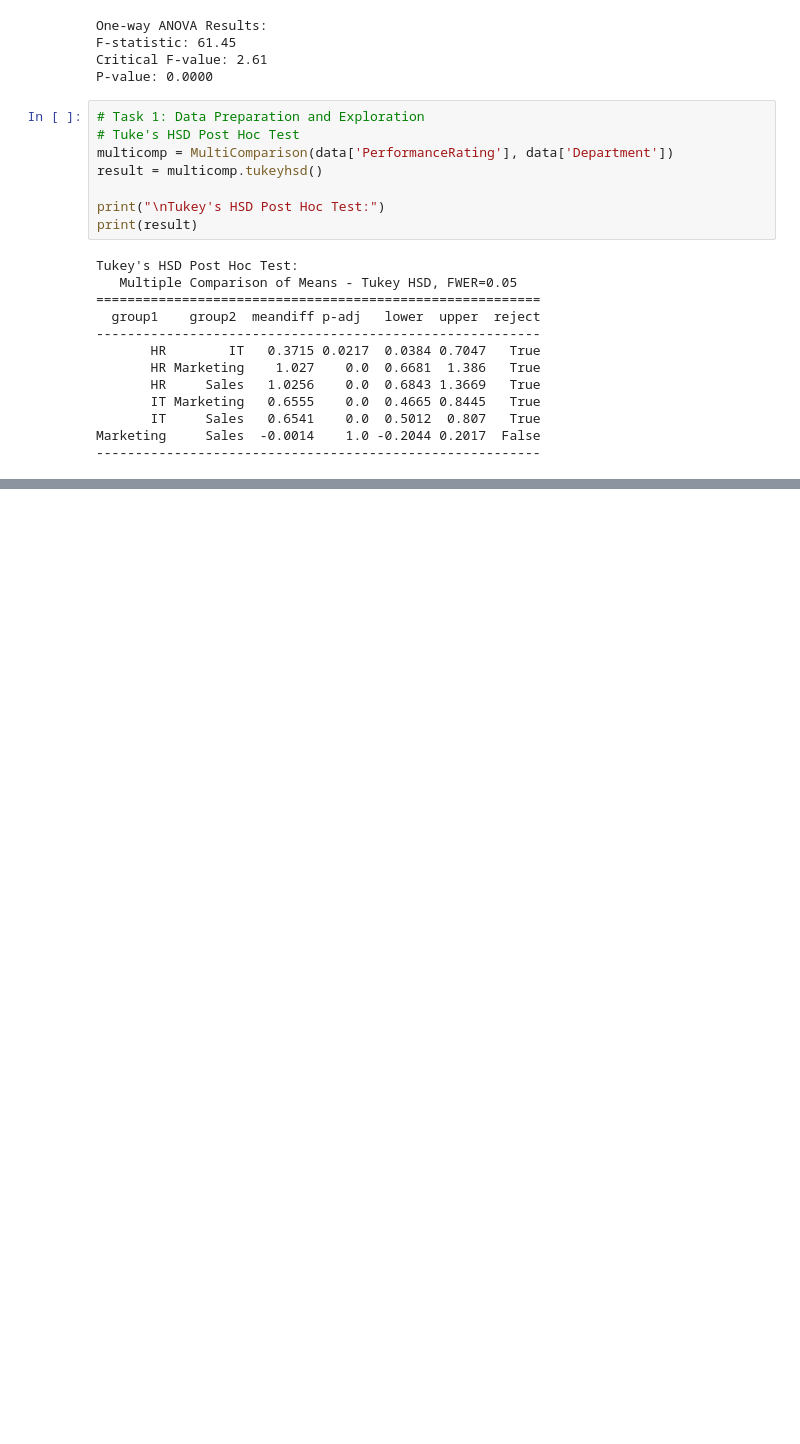
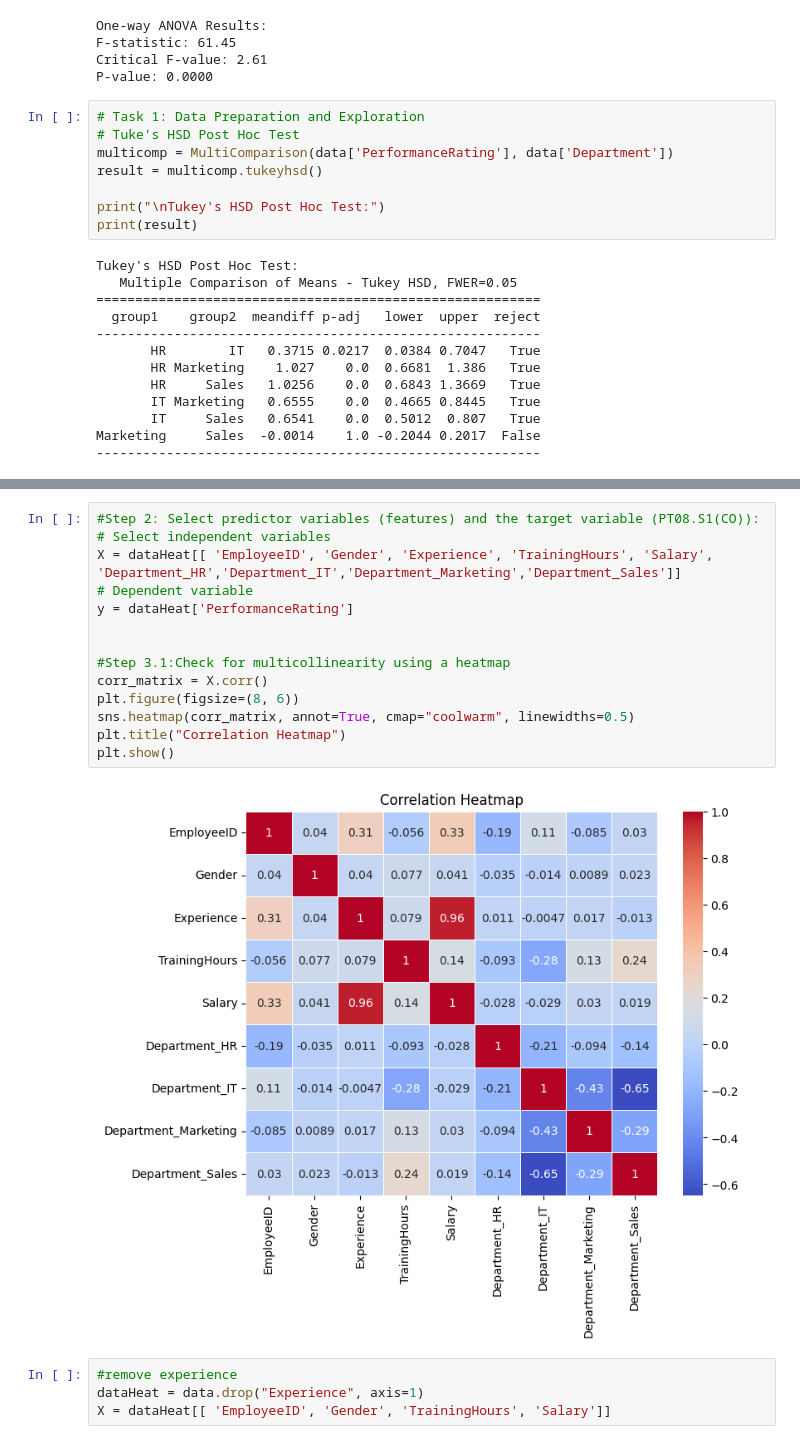
Before and after one commit to roccomilicic/DataAnalysisGroupAssignment, a Jupyter notebook: DataAnalysis.ipynb, the cells around one changed output, grey strips where cells are left out. Drawn from its saved outputs; the diff is of its cells as text; blank space fills up the shorter version.

```diff
--- a/DataAnalysis.ipynb
+++ b/DataAnalysis.ipynb
@@ -93,0 +111,20 @@ Marketing     Sales  -0.0014    1.0 -0.2044 0.2017  False
+# %%
+#Step 2: Select predictor variables (features) and the target variable (PT08.S1(CO)):
+# Select independent variables
+X = dataHeat[[ 'EmployeeID', 'Gender', 'Experience', 'TrainingHours', 'Salary', 'Department_HR','Department_IT','Department_Marketing','Department_Sales']]
+# Dependent variable
+y = dataHeat['PerformanceRating']
+
+
+#Step 3.1:Check for multicollinearity using a heatmap
+corr_matrix = X.corr()
+plt.figure(figsize=(8, 6))
+sns.heatmap(corr_matrix, annot=True, cmap="coolwarm", linewidths=0.5)
+plt.title("Correlation Heatmap")
+plt.show()
+# %% [output]
+[figure, added]
+# %%
+#remove experience
+dataHeat = data.drop("Experience", axis=1)
+X = dataHeat[[ 'EmployeeID', 'Gender', 'TrainingHours', 'Salary']]
```
Also changed, not shown: parts of 7 cells of this notebook.
